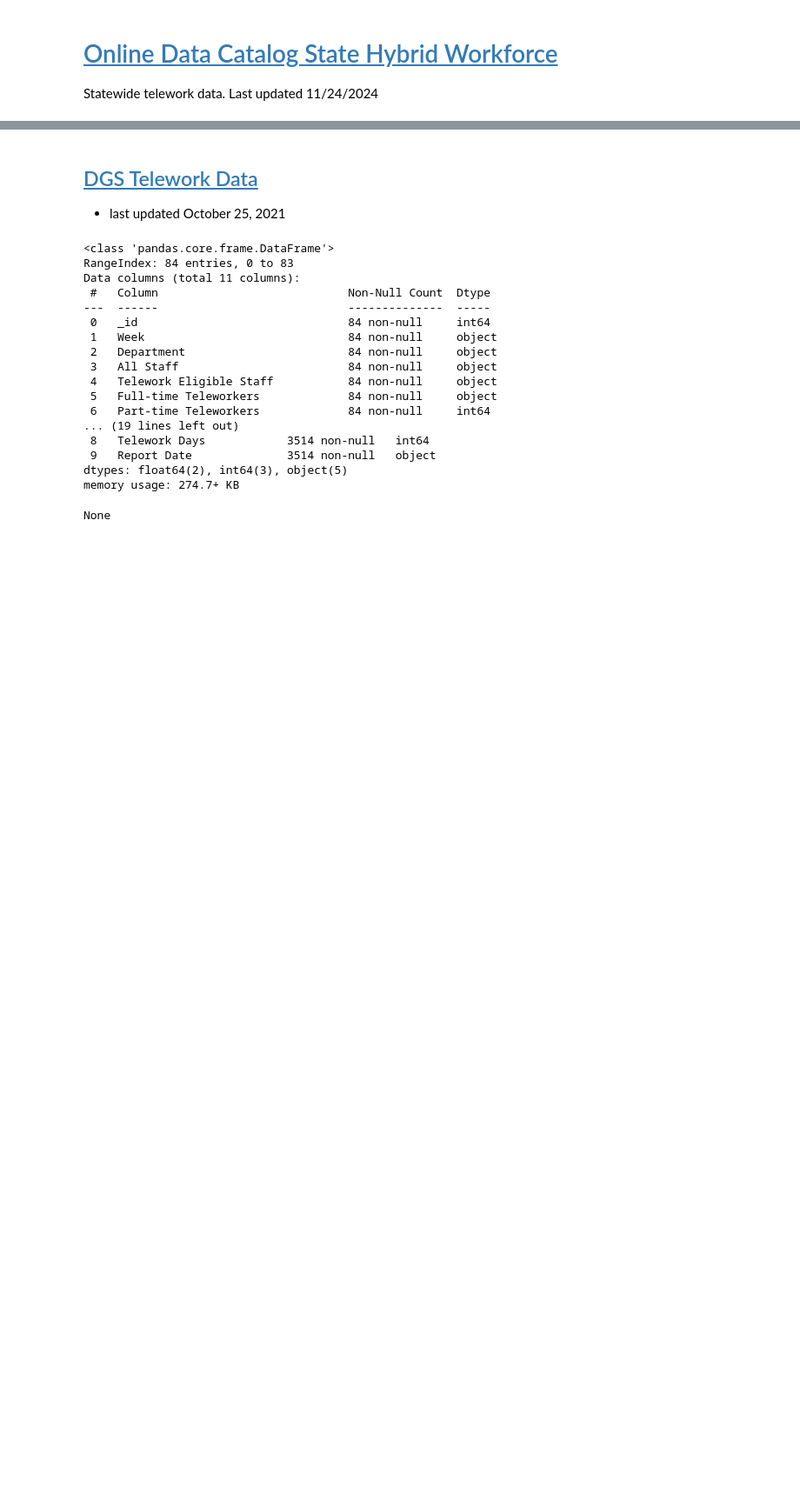
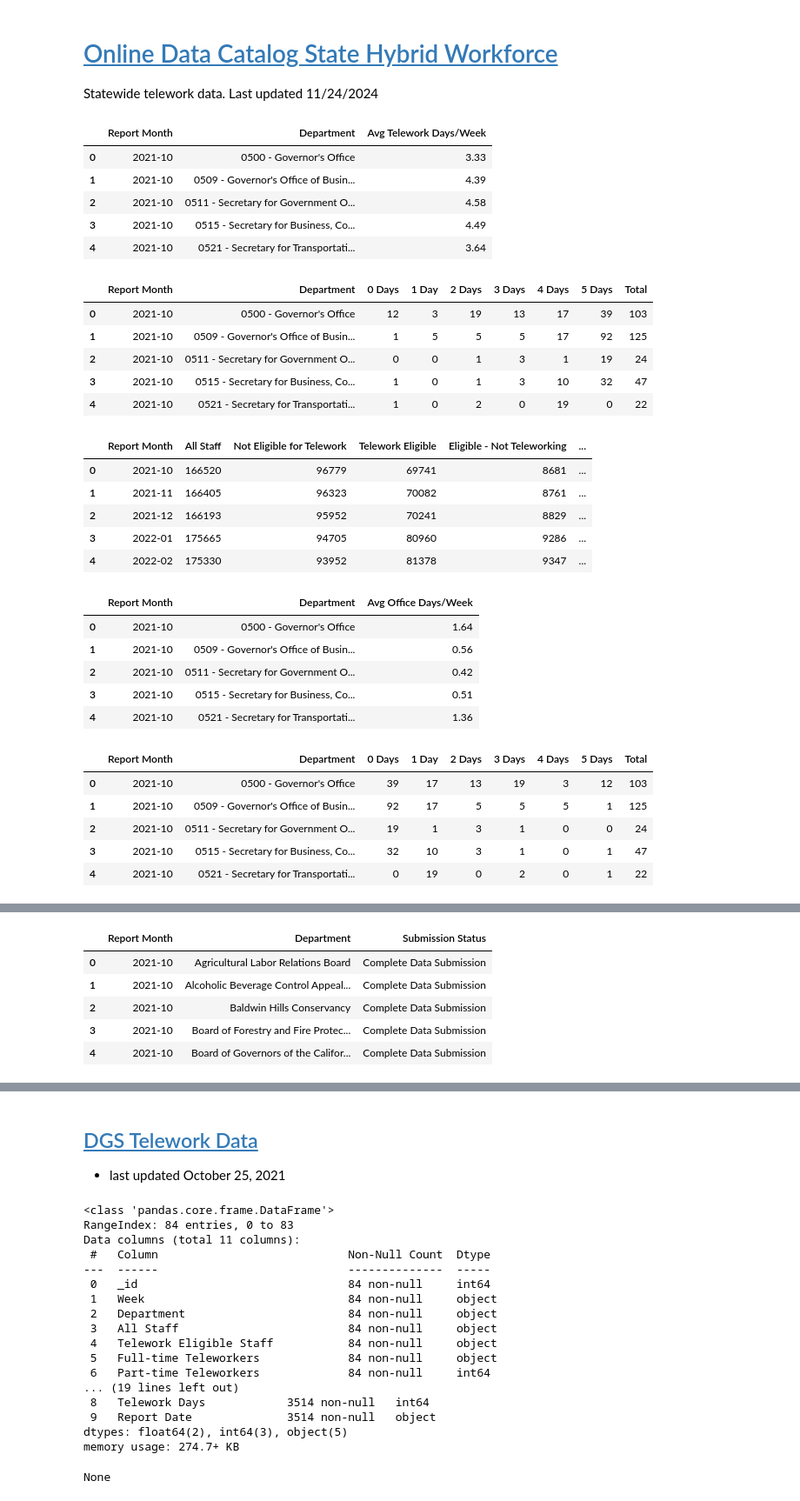
Before and after one commit to tohnny-jsunami/open_ca_telework, a Jupyter notebook: analyses/explore_telework_data.ipynb, the cells around one changed output, grey strips where cells are left out. Shown at 87% size. Saved outputs shown, nothing was run; the diff lists cells and outputs as text; code cells hidden in the pictures; blank space fills up the shorter version.

```diff
--- a/analyses/explore_telework_data.ipynb
+++ b/analyses/explore_telework_data.ipynb
@@ -36,3 +36,37 @@ all_data = [
     sub_status,
     cbid
     ]
+# %%
+for i in all_data:
+    display(i.head())
+# %% [output]
+|  | Report Month | Department | Avg Telework Days/Week |
+| 0 | 2021-10 | 0500 - Governor's Office | 3.33 |
+| 1 | 2021-10 | 0509 - Governor's Office of Busin... | 4.39 |
+| 2 | 2021-10 | 0511 - Secretary for Government O... | 4.58 |
+| 3 | 2021-10 | 0515 - Secretary for Business, Co... | 4.49 |
+| 4 | 2021-10 | 0521 - Secretary for Transportati... | 3.64 |
+|  | Report Month | Department | 0 Days | 1 Day | 2 Days | 3 Days | 4 Days | 5 Days | Total |
+| 0 | 2021-10 | 0500 - Governor's Office | 12 | 3 | 19 | 13 | 17 | 39 | 103 |
+| 1 | 2021-10 | 0509 - Governor's Office of Busin... | 1 | 5 | 5 | 5 | 17 | 92 | 125 |
+| 2 | 2021-10 | 0511 - Secretary for Government O... | 0 | 0 | 1 | 3 | 1 | 19 | 24 |
+| 3 | 2021-10 | 0515 - Secretary for Business, Co... | 1 | 0 | 1 | 3 | 10 | 32 | 47 |
+| 4 | 2021-10 | 0521 - Secretary for Transportati... | 1 | 0 | 2 | 0 | 19 | 0 | 22 |
+|  | Report Month | All Staff | Not Eligible for Telework | Telework Eligible | Eligible - Not Teleworking | ... |
+| 0 | 2021-10 | 166520 | 96779 | 69741 | 8681 | ... |
+| 1 | 2021-11 | 166405 | 96323 | 70082 | 8761 | ... |
+| 2 | 2021-12 | 166193 | 95952 | 70241 | 8829 | ... |
+| 3 | 2022-01 | 175665 | 94705 | 80960 | 9286 | ... |
+| 4 | 2022-02 | 175330 | 93952 | 81378 | 9347 | ... |
+|  | Report Month | Department | Avg Office Days/Week |
+| 0 | 2021-10 | 0500 - Governor's Office | 1.64 |
+| 1 | 2021-10 | 0509 - Governor's Office of Busin... | 0.56 |
+| 2 | 2021-10 | 0511 - Secretary for Government O... | 0.42 |
+| 3 | 2021-10 | 0515 - Secretary for Business, Co... | 0.51 |
+| 4 | 2021-10 | 0521 - Secretary for Transportati... | 1.36 |
+|  | Report Month | Department | 0 Days | 1 Day | 2 Days | 3 Days | 4 Days | 5 Days | Total |
+| 0 | 2021-10 | 0500 - Governor's Office | 39 | 17 | 13 | 19 | 3 | 12 | 103 |
+| 1 | 2021-10 | 0509 - Governor's Office of Busin... | 92 | 17 | 5 | 5 | 5 | 1 | 125 |
+| 2 | 2021-10 | 0511 - Secretary for Government O... | 19 | 1 | 3 | 1 | 0 | 0 | 24 |
+| 3 | 2021-10 | 0515 - Secretary for Business, Co... | 32 | 10 | 3 | 1 | 0 | 1 | 47 |
+| 4 | 2021-10 | 0521 - Secretary for Transportati... | 0 | 19 | 0 | 2 | 0 | 1 | 22 |
@@ -38,0 +85,6 @@ all_data = [
+|  | Report Month | Department | Submission Status |
+| 0 | 2021-10 | Agricultural Labor Relations Board | Complete Data Submission |
+| 1 | 2021-10 | Alcoholic Beverage Control Appeal... | Complete Data Submission |
+| 2 | 2021-10 | Baldwin Hills Conservancy | Complete Data Submission |
+| 3 | 2021-10 | Board of Forestry and Fire Protec... | Complete Data Submission |
+| 4 | 2021-10 | Board of Governors of the Califor... | Complete Data Submission |
```
Also changed, not shown: parts of 17 cells of this notebook, 1 other file.
